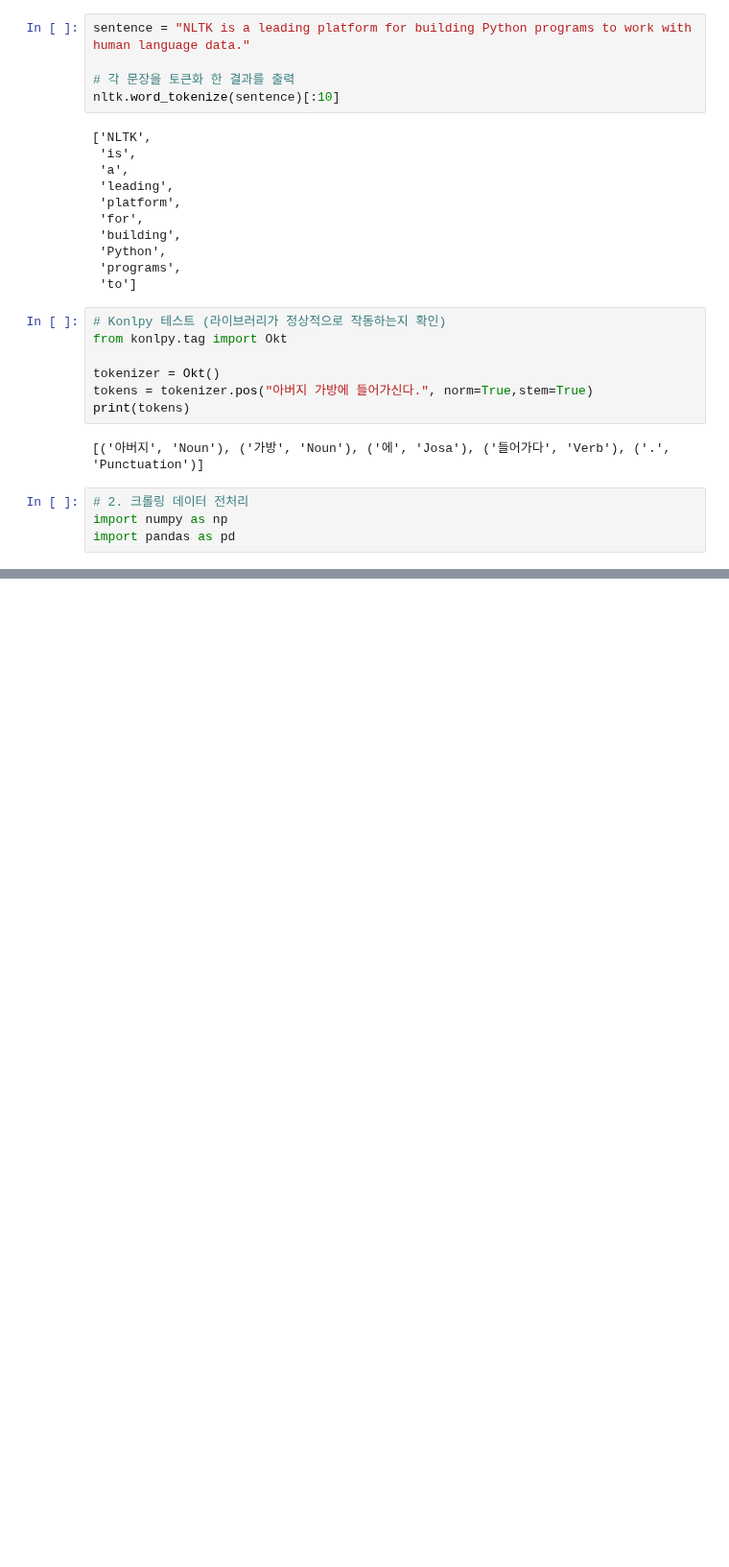
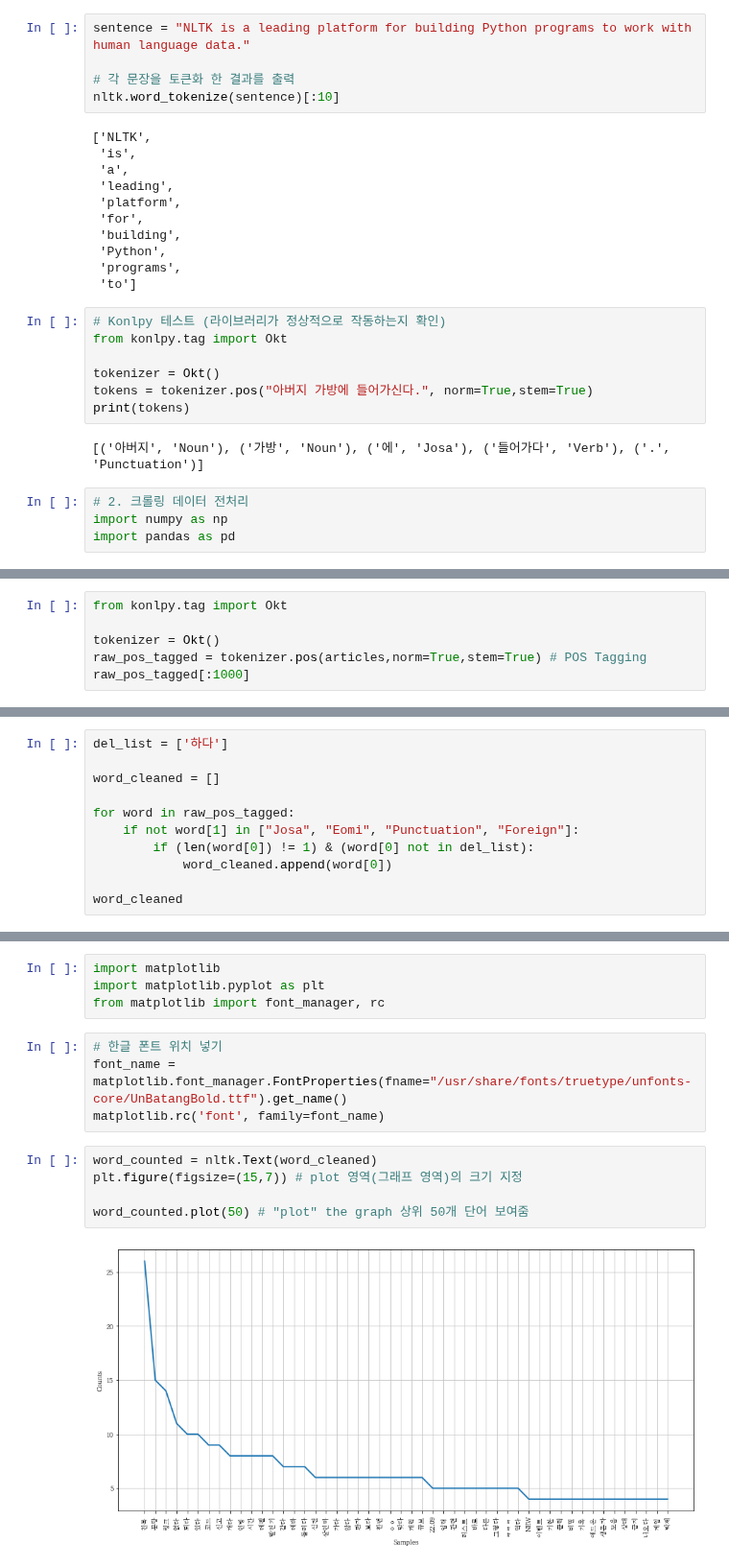
Before and after one commit to ljh15952/DCword, a Jupyter notebook: src/wordCloudCreater.ipynb, the cells around one changed output, grey strips where cells are left out. Shown at 96% size. Drawn from its saved outputs; the diff is of its cells as text; blank space fills up the shorter version.

```diff
--- a/src/wordCloudCreater.ipynb
+++ b/src/wordCloudCreater.ipynb
@@ -61,0 +67,6 @@ articles[-1]
+# %%
+from konlpy.tag import Okt
+
+tokenizer = Okt()
+raw_pos_tagged = tokenizer.pos(articles,norm=True,stem=True) # POS Tagging
+raw_pos_tagged[:1000]
@@ -61,0 +91,11 @@ articles[-1]
+# %%
+del_list = ['하다']
+
+word_cleaned = []
+
+for word in raw_pos_tagged:
+    if not word[1] in ["Josa", "Eomi", "Punctuation", "Foreign"]:
+        if (len(word[0]) != 1) & (word[0] not in del_list):
+            word_cleaned.append(word[0])
+
+word_cleaned
@@ -61,0 +183,15 @@ articles[-1]
+# %%
+import matplotlib
+import matplotlib.pyplot as plt
+from matplotlib import font_manager, rc
+# %%
+# 한글 폰트 위치 넣기
+font_name = matplotlib.font_manager.FontProperties(fname="/usr/share/fonts/truetype/unfonts-core/UnBatangBold.ttf").get_name()
+matplotlib.rc('font', family=font_name)
+# %%
+word_counted = nltk.Text(word_cleaned)
+plt.figure(figsize=(15,7)) # plot 영역(그래프 영역)의 크기 지정
+
+word_counted.plot(50) # "plot" the graph 상위 50개 단어 보여줌
+# %% [output]
+[figure, added]
```
Also changed, not shown: parts of 12 cells of this notebook, 2 other files.
